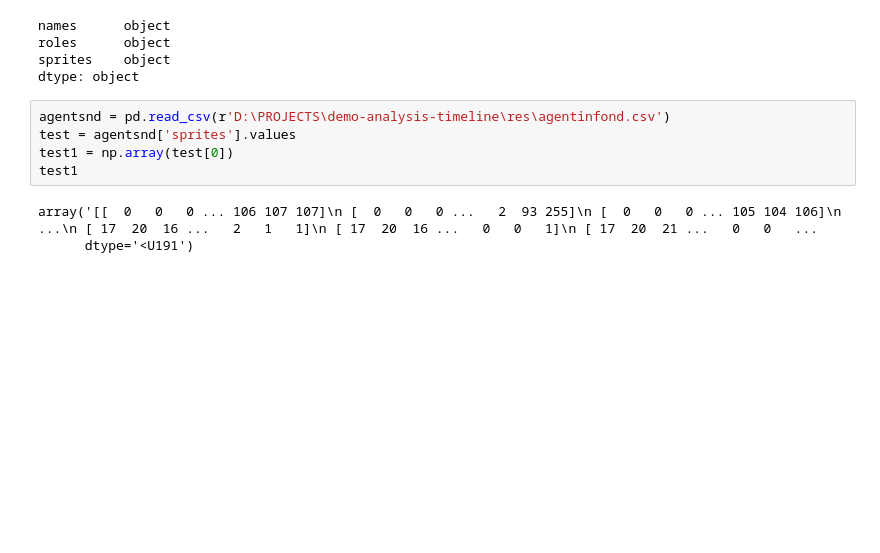
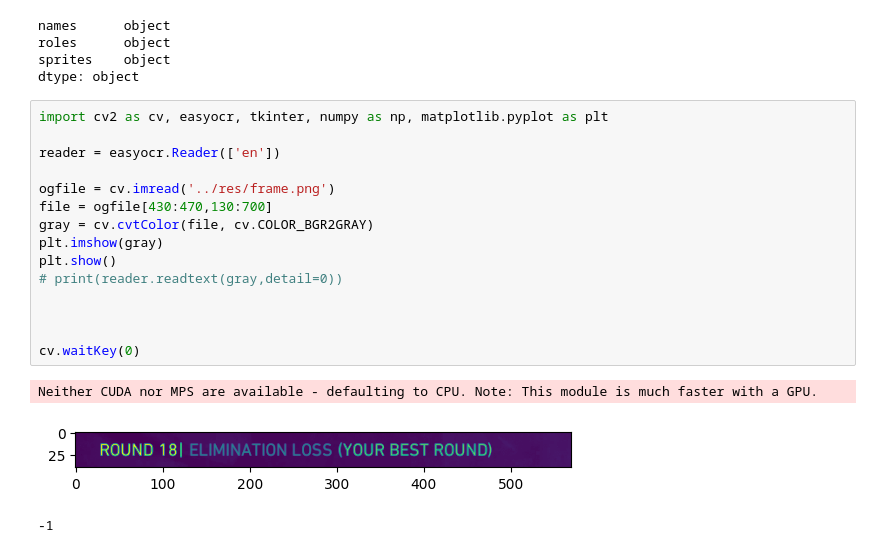
Before and after one commit to tam0w/valorant-data-extraction, a Jupyter notebook: desktop-app/test.ipynb, the cells around one changed output. Drawn from its saved outputs; the diff is of its cells as text; blank space fills up the shorter version.

```diff
--- a/desktop-app/test.ipynb
+++ b/desktop-app/test.ipynb
@@ -181,11 +155,22 @@ names      object
 roles      object
 sprites    object
 dtype: object
-# %%
-agentsnd = pd.read_csv(r'D:\PROJECTS\demo-analysis-timeline\res\agentinfond.csv')
-test = agentsnd['sprites'].values
-test1 = np.array(test[0])
-test1
-# %% [output]
-array('[[  0   0   0 ... 106 107 107]\n [  0   0   0 ...   2  93 255]\n [  0   0   0 ... 105 104 106]\n ...\n [ 17  20  16 ...   2   1   1]\n [ 17  20  16 ...   0   0   1]\n [ 17  20  21 ...   0   0   ...
-      dtype='<U191')
+# %%
+import cv2 as cv, easyocr, tkinter, numpy as np, matplotlib.pyplot as plt
+
+reader = easyocr.Reader(['en'])
+
+ogfile = cv.imread('../res/frame.png')
+file = ogfile[430:470,130:700]
+gray = cv.cvtColor(file, cv.COLOR_BGR2GRAY)
+plt.imshow(gray)
+plt.show()
+# print(reader.readtext(gray,detail=0))
+
+
+
+cv.waitKey(0)
+# %% [output]
+Neither CUDA nor MPS are available - defaulting to CPU. Note: This module is much faster with a GPU.
+[figure, added]
+-1
```
Also changed, not shown: parts of 1 cell of this notebook, 1 other file.
